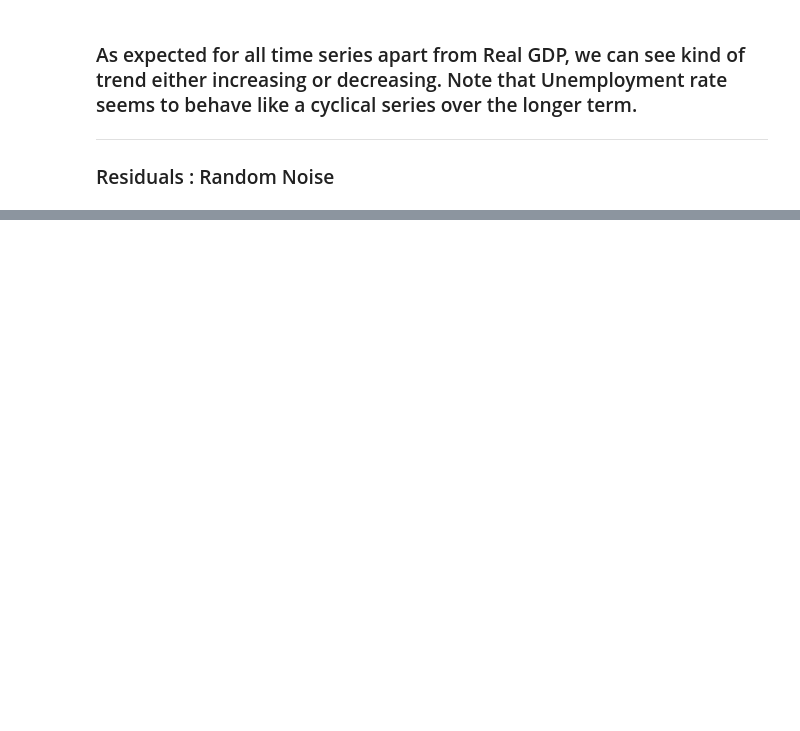
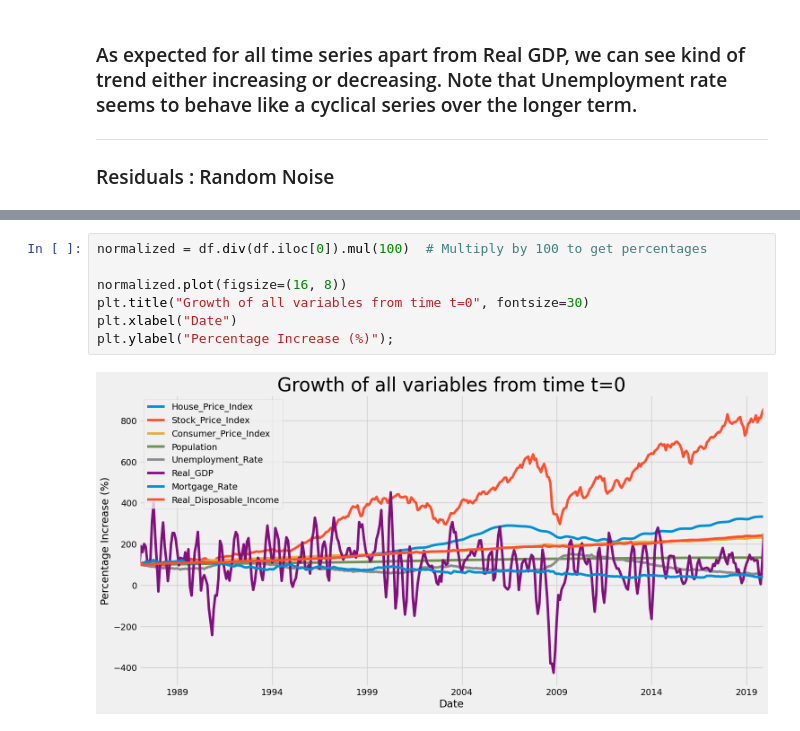
Before and after one commit to Karanpalshekhawat/world-quant-mfe, a Jupyter notebook: Course-3-Econometrics/Multivariate-time-series-analysis.ipynb, the cells around one changed output, grey strips where cells are left out. Drawn from its saved outputs; the diff is of its cells as text; blank space fills up the shorter version.

```diff
--- a/Course-3-Econometrics/Multivariate-time-series-analysis.ipynb
+++ b/Course-3-Econometrics/Multivariate-time-series-analysis.ipynb
@@ -123,0 +132,9 @@ plt.show()
+# %%
+normalized = df.div(df.iloc[0]).mul(100)  # Multiply by 100 to get percentages
+
+normalized.plot(figsize=(16, 8))
+plt.title("Growth of all variables from time t=0", fontsize=30)
+plt.xlabel("Date")
+plt.ylabel("Percentage Increase (%)");
+# %% [output]
+[figure, added]
```
Also changed, not shown: parts of 19 cells of this notebook.
